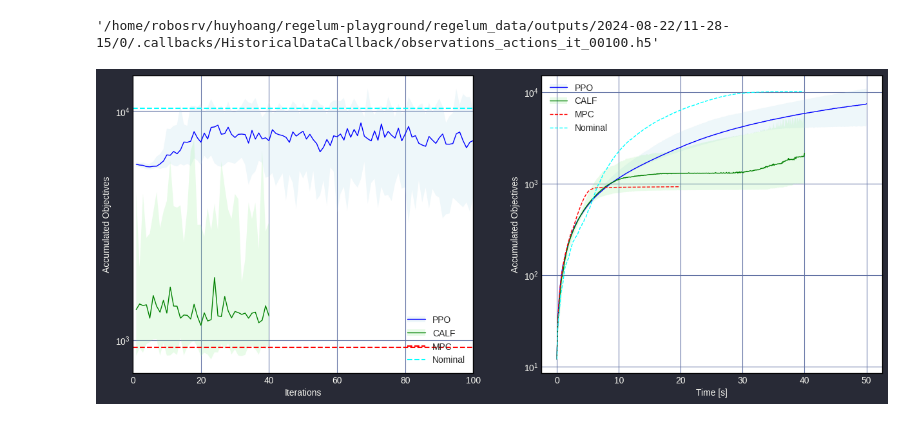
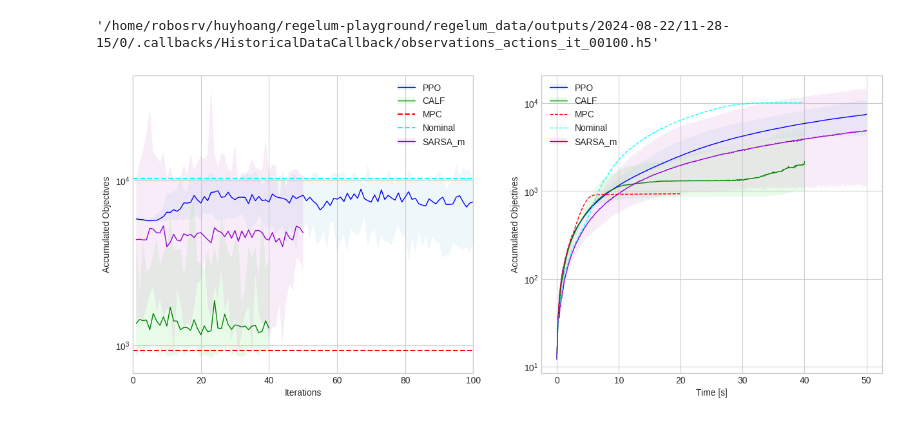
Before and after one commit to thd-research/regelum-playground, a Jupyter notebook: notebooks/check_log_and_compare_objective.ipynb, the cells around one changed output. Drawn from its saved outputs; the diff is of its cells as text; code cells hidden in the pictures.

Commit message:
add SARSA_m

```diff
--- a/notebooks/check_log_and_compare_objective.ipynb
+++ b/notebooks/check_log_and_compare_objective.ipynb
@@ -409,8 +409,18 @@ start_datetime_str = "2024-08-21 16-45-08"
 end_datetime_str = "2024-08-23 07-45-08"
 ppo_df = get_df_from_datetime_range(start_datetime_str, end_datetime_str, decay_rate=DECAY_RATE)
 
+# MPC N=10 20s
 start_datetime_str = "2024-08-20 10-48-46"
 end_datetime_str = "2024-08-20 10-48-46"
+
+# MPC N=5 40s seed 8
+start_datetime_str = "2024-08-26 08-51-49"
+end_datetime_str = "2024-08-26 08-51-49"
+mpc_df = get_df_from_datetime_range(start_datetime_str, end_datetime_str, decay_rate=DECAY_RATE)
+
+# MPC N=10 40s seed 8
+start_datetime_str = "2024-08-26 08-51-49"
+end_datetime_str = "2024-08-26 08-51-49"
 mpc_df = get_df_from_datetime_range(start_datetime_str, end_datetime_str, decay_rate=DECAY_RATE)
 
 start_datetime_str = "2024-08-20 10-45-46"
@@ -445,45 +455,52 @@ p4 = plot_cost_median_learning_curve(calf_df, ax[0], color="green")
 p5 = ax[0].axhline(y=mpc_df.accumulative_objective.values[-1], color="red", linestyle="dashed")
 p6 = ax[0].axhline(y=nominal_df.accumulative_objective.values[-1], color="cyan", linestyle="dashed")
 
+p7 = plot_cost_ic_learning_curve(sarsa_m_df, ax[0], color="plum")
+p8 = plot_cost_median_learning_curve(sarsa_m_df, ax[0], color="darkviolet")
+
 ax[0].set_yscale("log")
 
 legend_info = {
     "PPO": (p1, p2),
     "CALF": (p3, p4),
     "MPC": p5,
-    "Nominal": p6
+    "Nominal": p6,
+    "SARSA_m": (p7, p8),
 }
 
 legend = ax[0].legend(legend_info.values(),
              legend_info.keys(),
              facecolor='white', framealpha=0.8)
 
 frame = legend.get_frame()
 frame.set_facecolor('green')
 frame.set_edgecolor('red')
 
 ax[0].set_xlim(0, 100)
 
 p1 = plot_accum_cost_ic(ppo_df, ax[1], color="lightblue")
 p2 = plot_accum_cost_median(ppo_df, ax[1], color="blue")
 
 p3 = plot_accum_cost_ic(calf_df, ax[1], color="lightgreen")
 p4 = plot_accum_cost_median(calf_df, ax[1], color="green")
 
 p5 = plot_accum_cost_median(mpc_df, ax[1], color="red", linestyle="dashed")
 p6 = plot_accum_cost_median(nominal_df, ax[1], color="cyan", linestyle="dashed")
-# mpc_df.accumulative_objective.plot(x="time", ax=ax[1])
+
+p7 = plot_accum_cost_ic(sarsa_m_df, ax[1], color="plum")
+p8 = plot_accum_cost_median(sarsa_m_df, ax[1], color="darkviolet")
 
 legend_info = {
     "PPO": (p1, p2),
     "CALF": (p3, p4),
     "MPC": p5,
     "Nominal": p6,
+    "SARSA_m": (p7, p8),
 }
 
 ax[1].legend(legend_info.values(),
              legend_info.keys(),
              facecolor='red')
 ax[1].set_yscale("log")
 # %% [output]
-[figure, old version]
+[figure, new version]
```
Also changed, not shown: 1 other file.
